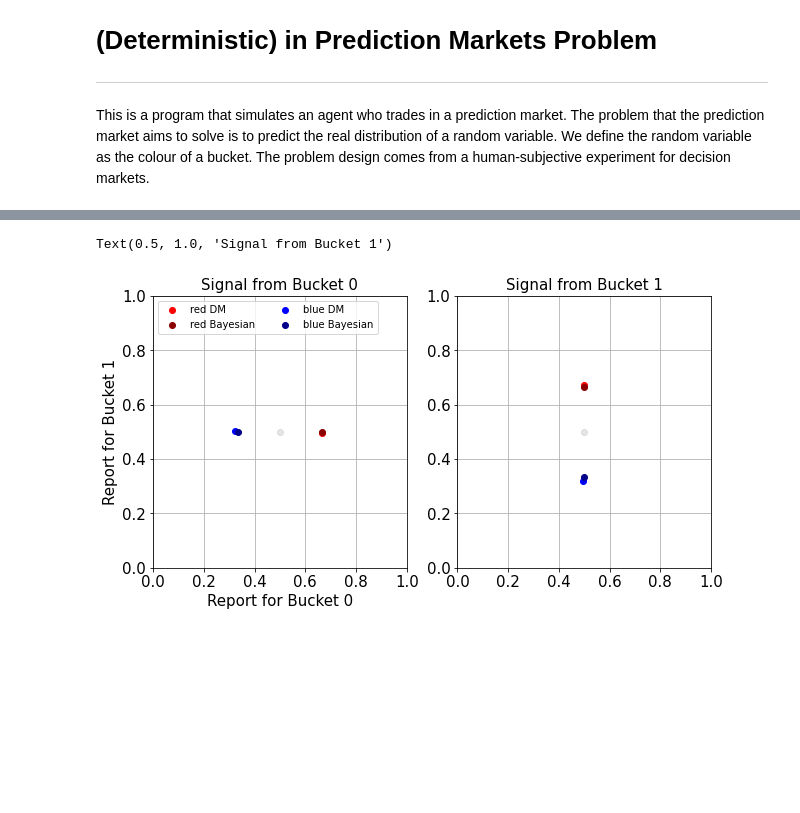
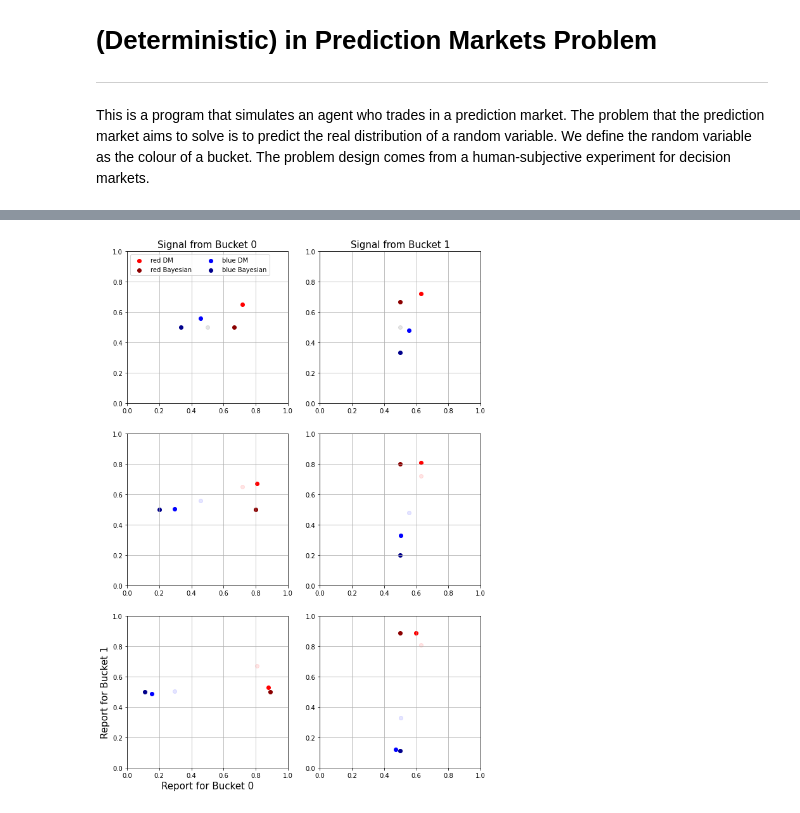
Before and after one commit to realwenlongwang/PeerPredictionPrincipalSignal, a Jupyter notebook: Deterministic_Gradient_Bandit_with_Continous_Action_Space.ipynb, the cells around one changed output, grey strips where cells are left out. Saved outputs shown, nothing was run; the diff lists cells and outputs as text; code cells hidden in the pictures; blank space fills up the shorter version.

```diff
--- a/Deterministic_Gradient_Bandit_with_Continous_Action_Space.ipynb
+++ b/Deterministic_Gradient_Bandit_with_Continous_Action_Space.ipynb
@@ -12,17 +12,17 @@ plt.rcParams.update({'font.size': 15})
 import pyarrow.feather as feather
 # %%
 training_platform = TrainingPlatform.Notebook
-agent_num = 1
+agent_num = 3
 action_num = 2
 feature_num = 3
 signal_size = 1
 decay_rate = 0  # 0.001
 learning_rate_theta = 1e-5 / signal_size
-learning_rate_wv = 1e-3 / signal_size
-learning_rate_wq = 2e-3 / signal_size
+learning_rate_wv = 3e-3 / signal_size
+learning_rate_wq = 1e-2 / signal_size
 memory_size = 16
 batch_size = 16
-training_episodes = int(4e6)
+training_episodes = int(8e6)
 beta1 = 0.9
 beta2 = 0.9999
 fixed_std = 0.3
@@ -35,21 +35,24 @@ pr_red_ball_blue_bucket = 1 / 3
 
 
 explorer_learning = False
-decision_rule = DecisionRule.STOCHASTIC
+decision_rule = DecisionRule.DETERMINISTIC
 score_func = ScoreFunction.LOG
 preferred_colour_pr_list = [0.9, 0.1]
 agent_list = []
 evaluation_step = 10
-weights_init = WeightsInit.ZERO
+weights_init = WeightsInit.RANDOM
 report_order = ReportOrder.FIXED
 signal_size_list = np.ones(shape=agent_num, dtype=int) * signal_size
 
 
-metric_dict = deterministic_training(training_platform, agent_list, feature_num, action_num, learning_rate_theta, learning_rate_wv, learning_rate_wq,
-                                             memory_size, batch_size, training_episodes,
-                                             decay_rate, beta1, beta2, algorithm, pr_red_ball_red_bucket,
-                                             pr_red_ball_blue_bucket, prior_red_list, agent_num,
-                                             explorer_learning, fixed_std, score_func, decision_rule, preferred_colour_pr_list, evaluation_step, weights_init, report_order, signal_size_list)
+metric_dict = deterministic_training(
+    training_platform, agent_list, feature_num, action_num,
+    learning_rate_theta, learning_rate_wv, learning_rate_wq,
+    memory_size, batch_size, training_episodes,
+    decay_rate, beta1, beta2, algorithm, pr_red_ball_red_bucket,
+    pr_red_ball_blue_bucket, prior_red_list, agent_num, explorer_learning,
+    fixed_std, score_func, decision_rule, preferred_colour_pr_list,
+    evaluation_step, weights_init, report_order, signal_size_list)
 # %% [output]
 agent0
 learning_rate_theta= 1e-05
@@ -240,36 +262,35 @@ for ball_col in ['red', 'blue']:
             if ag_i == 0:
                 prev_reports = np.zeros(2)
                 prev_ba_reports = np.zeros(2)
 
             signal_array = signal_encode(ball_col, bucket_i, prev_reports)
             reports = context_weights_report(signal_array, weight_mat)
             ba_signal_array = signal_encode(ball_col, bucket_i, prev_ba_reports)
-            ba_reports = BayesianUpdateMat(signal_array, pr_red_ball_red_bucket, pr_red_ball_blue_bucket)
+            ba_reports = BayesianUpdateMat(ba_signal_array, pr_red_ball_red_bucket, pr_red_ball_blue_bucket)
 
             axs[ag_i, bucket_i].scatter(expit(reports[0, 0]), expit(reports[0, 1]), marker='o', color=ball_col, label=f'{ball_col} DM')
             axs[ag_i, bucket_i].scatter(expit(ba_reports[0]), expit(ba_reports[1]), marker='o', color=f'dark{ball_col}', label=f'{ball_col} Bayesian')
             axs[ag_i, bucket_i].set_ylim(0.0, 1)
             axs[ag_i, bucket_i].set_xlim(0.0, 1)
             axs[ag_i, bucket_i].grid(True)
             if ag_i == 0:
                 axs[ag_i, bucket_i].scatter(0.5, 0.5, marker='o', color='grey', alpha=0.1)
             else:
                 axs[ag_i, bucket_i].scatter(expit(prev_reports[0, 0]), expit(prev_reports[0, 1]), marker='o', color=ball_col, alpha=0.1)
 
             axs[-1, 0].set_xlabel('Report for Bucket 0', fontsize=15)
             axs[-1, 0].set_ylabel('Report for Bucket 1', fontsize=15)
 
             prev_reports = reports.copy()
             prev_ba_reports = ba_reports.copy()
 
 axs[0, 0].legend(loc='upper left', ncol=2, fontsize=10)
 axs[0, 0].set_title('Signal from Bucket 0', fontsize=15)
 axs[0, 1].set_title('Signal from Bucket 1', fontsize=15)
 
 plt.savefig(dir_path + 'reports.png', bbox_inches='tight')
 # %% [output]
-Text(0.5, 1.0, 'Signal from Bucket 1')
-[figure, old version]
+[figure, new version]
 # %%
 my_v_df = pd.DataFrame(agent_list[0].v_weights_history_list, columns=['bucket0 red', 'bucket0 blue', 'bucket0 prior', 'bucket1 red', 'bucket1 blue', 'bucket1 prior'])
 # %%
```
Also changed, not shown: parts of 12 cells of this notebook, 4 other files.
